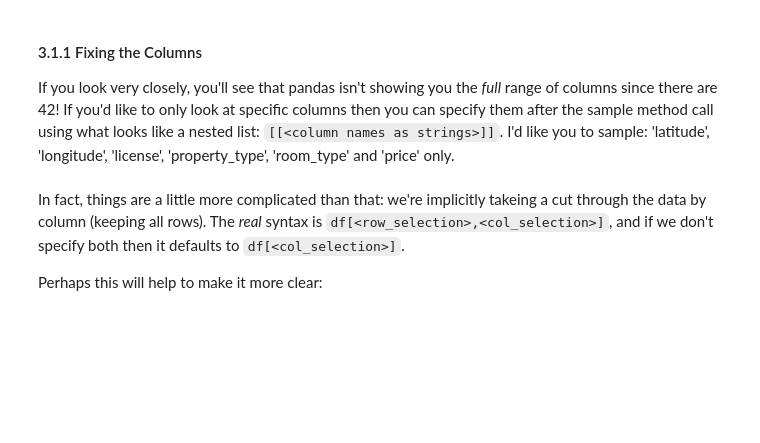
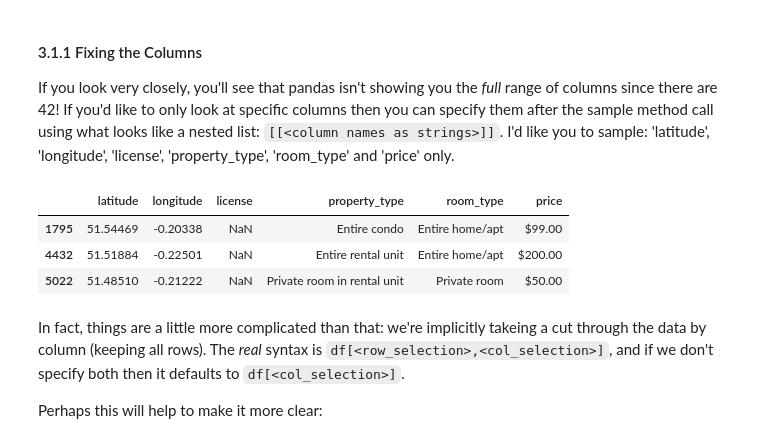
Before and after one commit to XianlaiYin/CASA0013, a Jupyter notebook: Practical-05-Numeric_Data.ipynb, the cells around one changed output. Saved outputs shown, nothing was run; the diff lists cells and outputs as text; code cells hidden in the pictures; blank space fills up the shorter version.

```diff
--- a/Practical-05-Numeric_Data.ipynb
+++ b/Practical-05-Numeric_Data.ipynb
@@ -181,9 +232,9 @@ testing = True
 
 if testing:
     df = pd.read_csv(os.path.join(path,fn),
-                low_memory=False, usecols=??, nrows=10000)
+                low_memory=False, usecols=cols, nrows=10000)
 else:
     df = pd.read_csv(os.path.join(path,fn),
-                low_memory=False, usecols=??)
+                low_memory=False, usecols=cols)
 
 print(f"Data frame is {df.shape[0]:,} x {df.shape[1]}")
@@ -203,7 +262,12 @@ df.sample(3)
 #### 3.1.1 Fixing the Columns
 If you look very closely, you'll see that pandas isn't showing you the _full_ range of columns since there are 42! If you'd like to only look at specific columns then you can specify them after the sample method call using what looks like a nested list: `[[<column names as strings>]]`. I'd like you to sample: 'latitude', 'longitude', 'license', 'property_type', 'room_type' and 'price' only.
 # %%
-df.sample(3)[??]
+df.sample(3)[['latitude', 'longitude', 'license', 'property_type', 'room_type', 'price']]
+# %% [output]
+|  | latitude | longitude | license | property_type | room_type | price |
+| 1795 | 51.54469 | -0.20338 | NaN | Entire condo | Entire home/apt | $99.00 |
+| 4432 | 51.51884 | -0.22501 | NaN | Entire rental unit | Entire home/apt | $200.00 |
+| 5022 | 51.48510 | -0.21222 | NaN | Private room in rental unit | Private room | $50.00 |
 # %% [markdown]
 In fact, things are a little more complicated than that: we're implicitly takeing a cut through the data by column (keeping all rows). The *real* syntax is `df[<row_selection>,<col_selection>]`, and if we don't specify both then it defaults to `df[<col_selection>]`.
 
```
Also changed, not shown: parts of 51 cells of this notebook, 6 other files.
